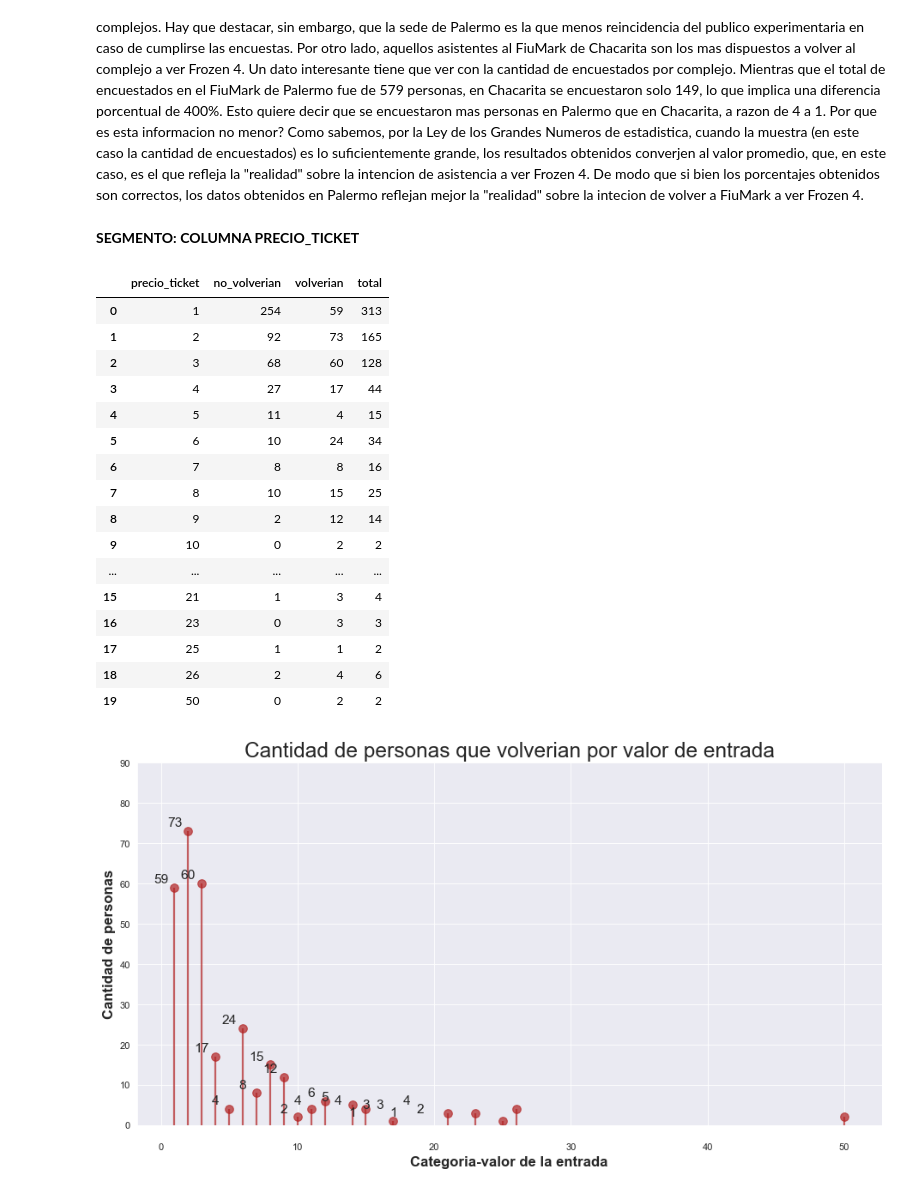
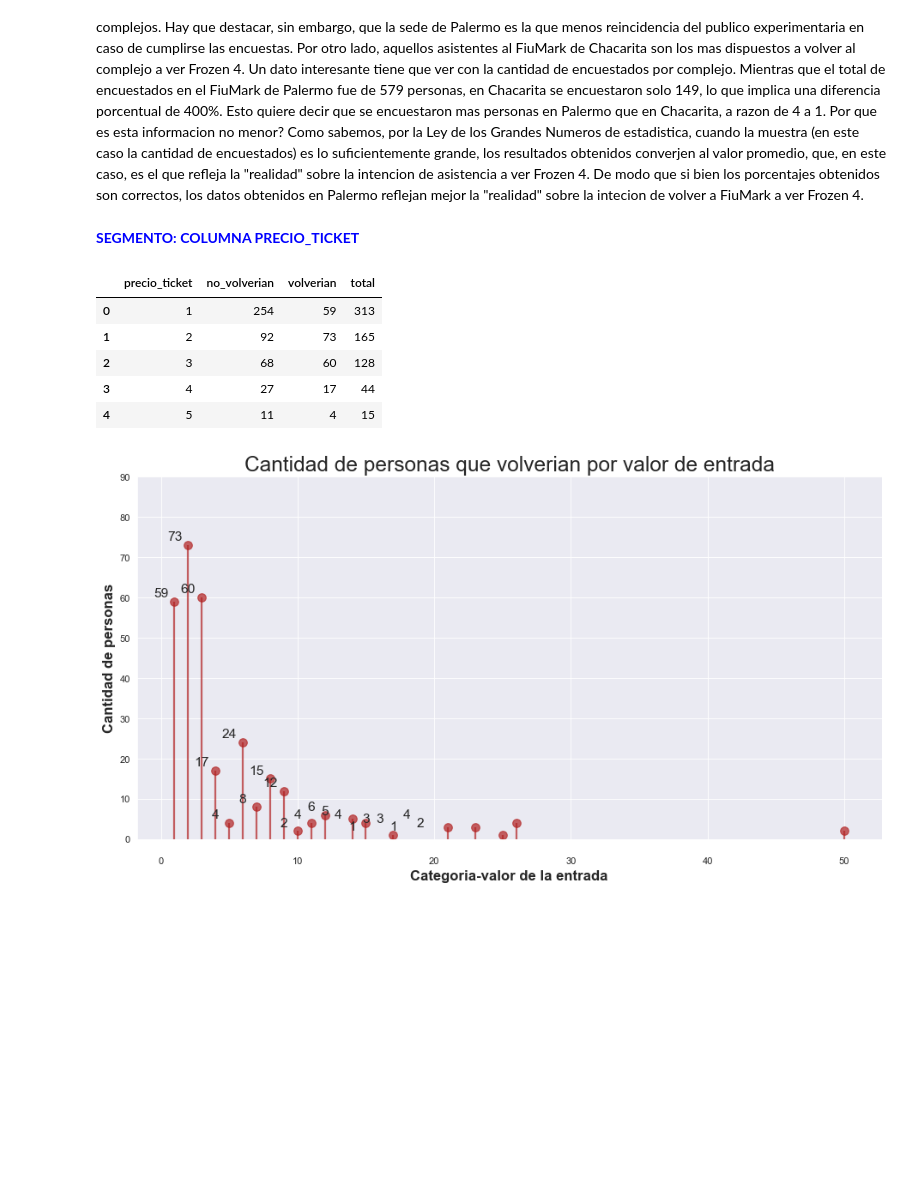
Before and after one commit to lionelguglielmone/OrgaDeCompusTP, a Jupyter notebook: tp1_main.ipynb, the cells around one changed output. Saved outputs shown, nothing was run; the diff lists cells and outputs as text; code cells hidden in the pictures; blank space fills up the shorter version.

```diff
--- a/tp1_main.ipynb
+++ b/tp1_main.ipynb
@@ -449,30 +449,19 @@ plt.show()
 En este caso, el criterio para discriminar por sede es bastante parejo. Aparentemente las diferencias entre las instalaciones y la comodidad y el confort que aportan no son significativas, lo cual puede deducirse de la cercania entre los porcentajes de los 3 complejos. Hay que destacar, sin embargo, que la sede de Palermo es la que menos reincidencia del publico experimentaria en caso de cumplirse las encuestas. Por otro lado, aquellos asistentes al FiuMark de Chacarita son los mas dispuestos a volver al complejo a ver Frozen 4.
 Un dato interesante tiene que ver con la cantidad de encuestados por complejo. Mientras que el total de encuestados en el FiuMark de Palermo fue de 579 personas, en Chacarita se encuestaron solo 149, lo que implica una diferencia porcentual de 400%. Esto quiere decir que se encuestaron mas personas en Palermo que en Chacarita, a razon de 4 a 1. Por que es esta informacion no menor? Como sabemos, por la Ley de los Grandes Numeros de estadistica, cuando la muestra (en este caso la cantidad de encuestados) es lo suficientemente grande, los resultados obtenidos converjen al valor promedio, que, en este caso, es el que refleja la "realidad" sobre la intencion de asistencia a ver Frozen 4. De modo que si bien los porcentajes obtenidos son correctos, los datos obtenidos en Palermo reflejan mejor la "realidad" sobre la intecion de volver a FiuMark a ver Frozen 4.
 # %% [markdown]
-**SEGMENTO: COLUMNA PRECIO_TICKET**
+<font color='blue'>**SEGMENTO: COLUMNA PRECIO_TICKET**</font>
 # %%
 df_precio_ticket_vs_target = pd.crosstab(df_features_target['precio_ticket'],df_features_target['volveria']).reset_index()
 df_precio_ticket_vs_target['total'] = df_precio_ticket_vs_target [0] + df_precio_ticket_vs_target [1]
 df_precio_ticket_vs_target.columns = ['precio_ticket','no_volverian','volverian','total']
-df_precio_ticket_vs_target
+df_precio_ticket_vs_target.head()
 # %% [output]
 |  | precio_ticket | no_volverian | volverian | total |
 | 0 | 1 | 254 | 59 | 313 |
 | 1 | 2 | 92 | 73 | 165 |
 | 2 | 3 | 68 | 60 | 128 |
 | 3 | 4 | 27 | 17 | 44 |
 | 4 | 5 | 11 | 4 | 15 |
-| 5 | 6 | 10 | 24 | 34 |
-| 6 | 7 | 8 | 8 | 16 |
-| 7 | 8 | 10 | 15 | 25 |
-| 8 | 9 | 2 | 12 | 14 |
-| 9 | 10 | 0 | 2 | 2 |
-| ... | ... | ... | ... | ... |
-| 15 | 21 | 1 | 3 | 4 |
-| 16 | 23 | 0 | 3 | 3 |
-| 17 | 25 | 1 | 1 | 2 |
-| 18 | 26 | 2 | 4 | 6 |
-| 19 | 50 | 0 | 2 | 2 |
 # %%
 import pylab as pl
 fig, ax = plt.subplots(figsize=(14,7), dpi= 80)
```
Also changed, not shown: parts of 9 cells of this notebook.
